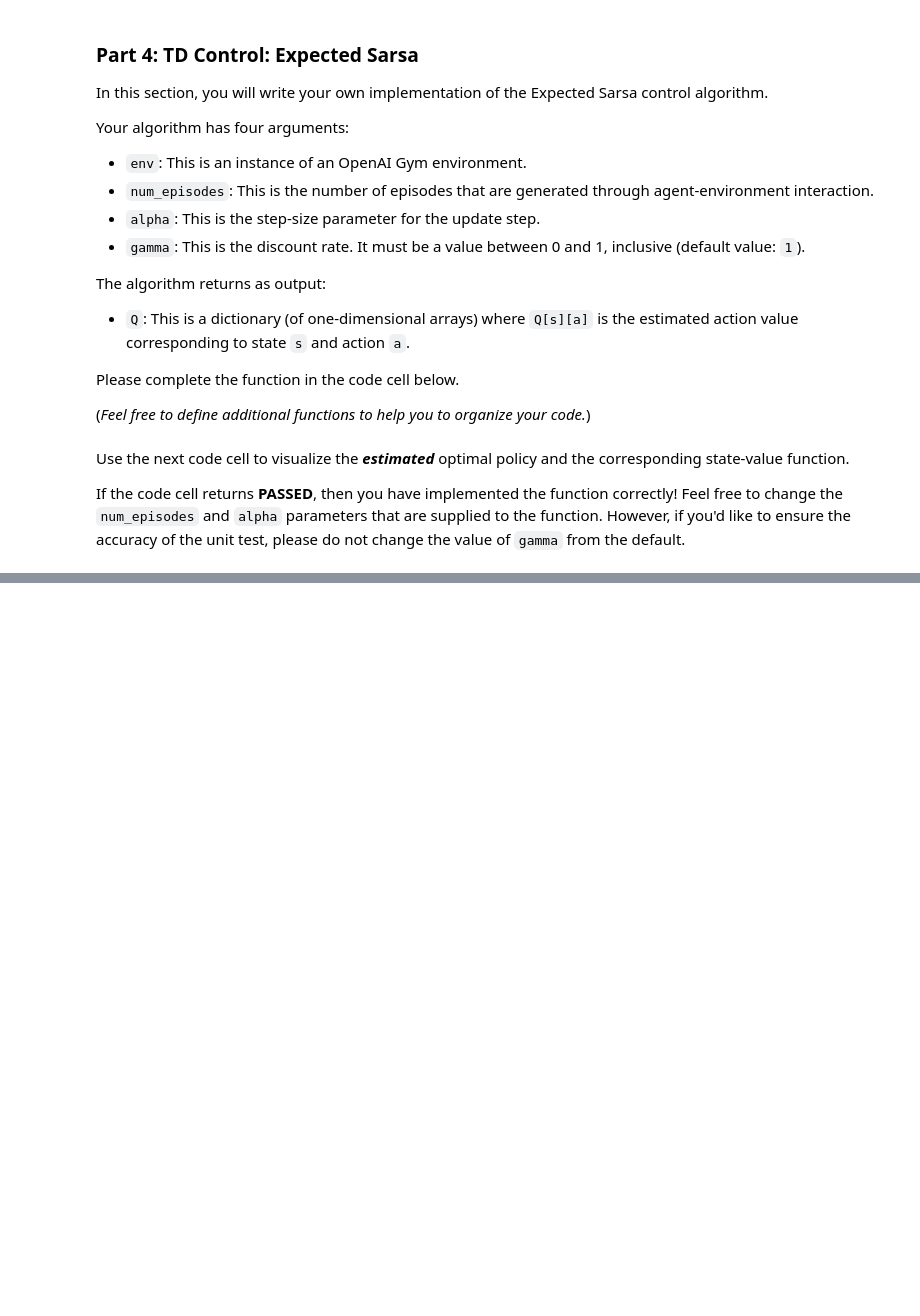
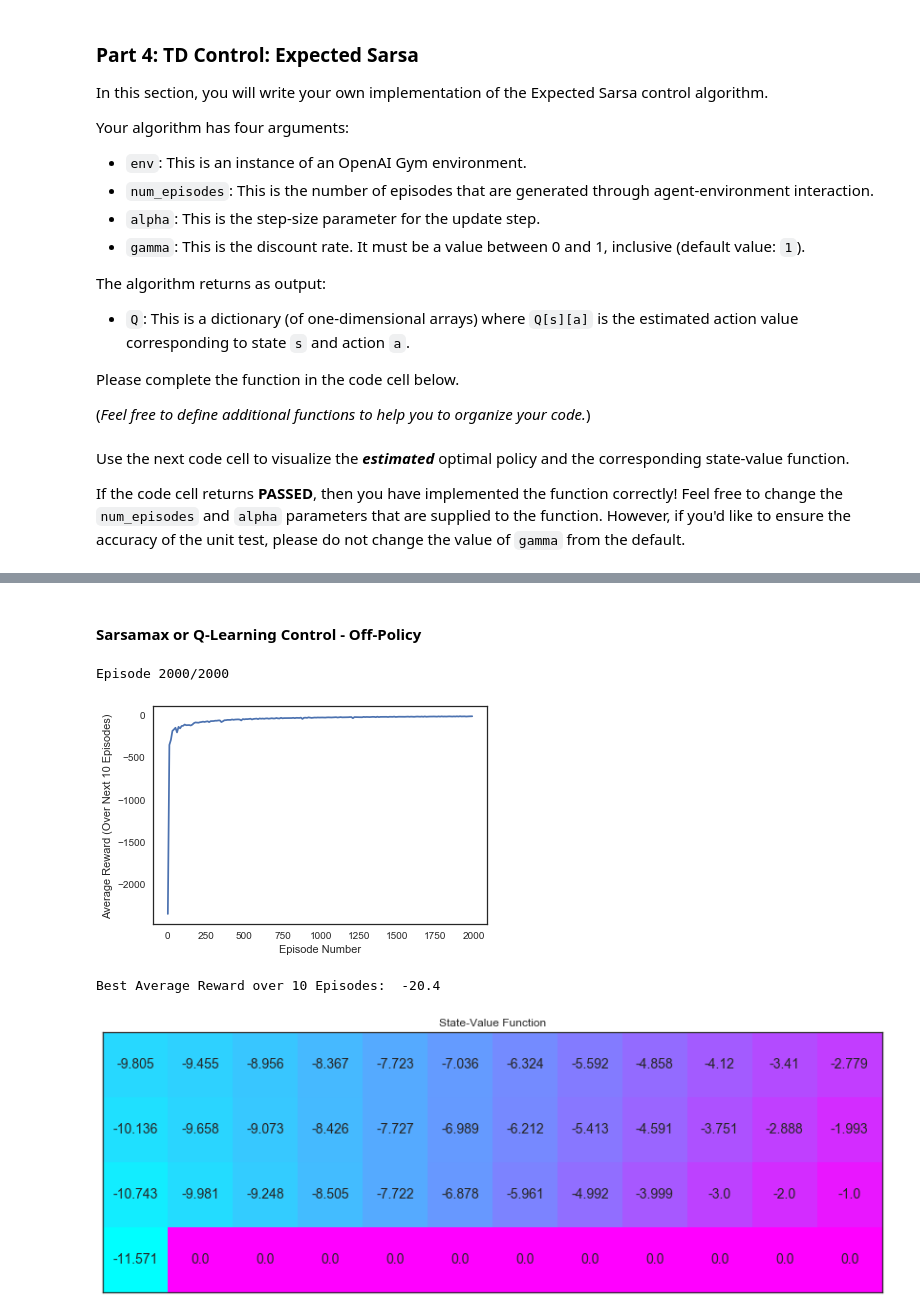
Before and after one commit to huli/mlnd, a Jupyter notebook: temporal-difference/Temporal_Difference.ipynb, the cells around one changed output, grey strips where cells are left out. Saved outputs shown, nothing was run; the diff lists cells and outputs as text; code cells hidden in the pictures; blank space fills up the shorter version.

```diff
--- a/temporal-difference/Temporal_Difference.ipynb
+++ b/temporal-difference/Temporal_Difference.ipynb
@@ -533,0 +544,10 @@ Estimated Optimal Policy (UP = 0, RIGHT = 1, DOWN = 2, LEFT = 3, N/A = -1):
+# %% [markdown]
+#### Sarsamax or Q-Learning Control - Off-Policy
+# %%
+q_sarsamax, score_sarsamax = q_learning(env, 2000, .01, 1.0, 10)
+plot_values([np.max(q_sarsamax[key]) if key in q_sarsamax else 0 for key in np.arange(48)])
+# %% [output]
+Episode 2000/2000
+[figure, added]
+Best Average Reward over 10 Episodes:  -20.4
+[figure, added]
```
Also changed, not shown: parts of 15 cells of this notebook.
